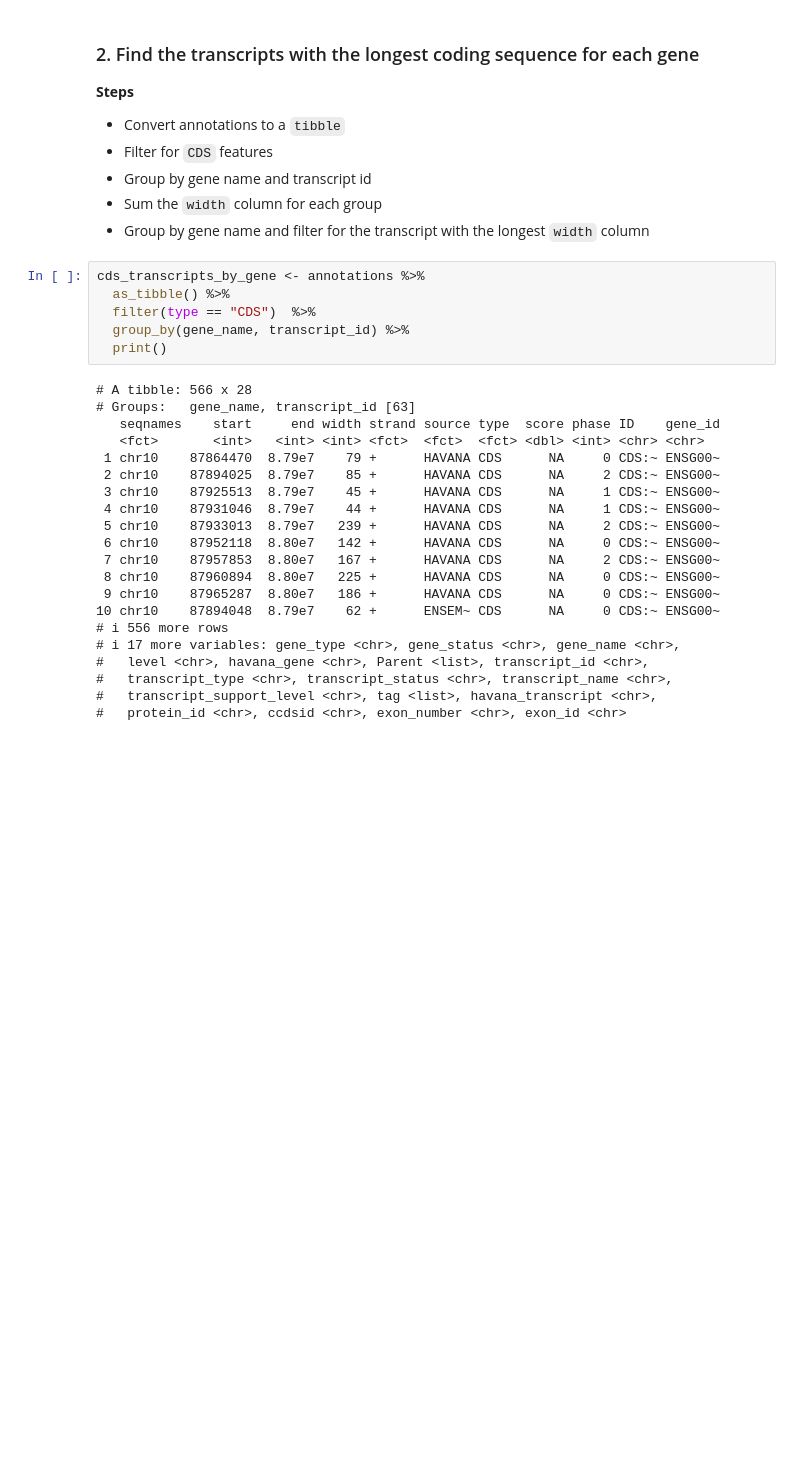
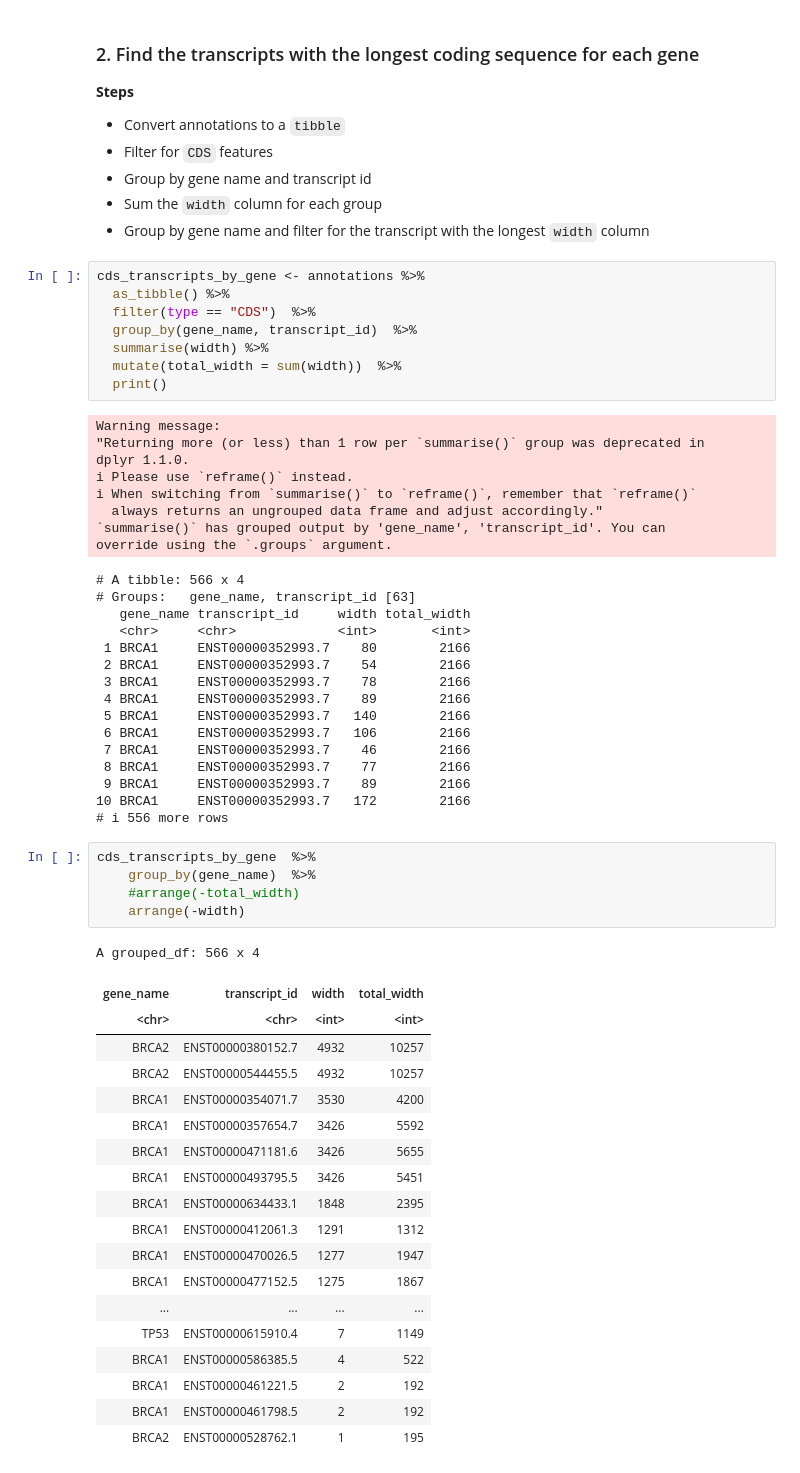
Before and after one commit to sgriz1/tfcb_2024, a Jupyter notebook: lectures/lecture14/lecture14.ipynb, the cells around one changed output. Saved outputs shown, nothing was run; the diff lists cells and outputs as text; blank space fills up the shorter version.

```diff
--- a/lectures/lecture14/lecture14.ipynb
+++ b/lectures/lecture14/lecture14.ipynb
@@ -379,26 +379,56 @@ DNAStringSet object of length 63:
 cds_transcripts_by_gene <- annotations %>%
   as_tibble() %>%
   filter(type == "CDS")  %>%
-  group_by(gene_name, transcript_id) %>%
+  group_by(gene_name, transcript_id)  %>%
+  summarise(width) %>%
+  mutate(total_width = sum(width))  %>%
   print()
 # %% [output]
-# A tibble: 566 x 28
-# Groups:   gene_name, transcript_id [63]
-   seqnames    start     end width strand source type  score phase ID    gene_id
-   <fct>       <int>   <int> <int> <fct>  <fct>  <fct> <dbl> <int> <chr> <chr>
- 1 chr10    87864470  8.79e7    79 +      HAVANA CDS      NA     0 CDS:~ ENSG00~
- 2 chr10    87894025  8.79e7    85 +      HAVANA CDS      NA     2 CDS:~ ENSG00~
- 3 chr10    87925513  8.79e7    45 +      HAVANA CDS      NA     1 CDS:~ ENSG00~
- 4 chr10    87931046  8.79e7    44 +      HAVANA CDS      NA     1 CDS:~ ENSG00~
- 5 chr10    87933013  8.79e7   239 +      HAVANA CDS      NA     2 CDS:~ ENSG00~
- 6 chr10    87952118  8.80e7   142 +      HAVANA CDS      NA     0 CDS:~ ENSG00~
- 7 chr10    87957853  8.80e7   167 +      HAVANA CDS      NA     2 CDS:~ ENSG00~
- 8 chr10    87960894  8.80e7   225 +      HAVANA CDS      NA     0 CDS:~ ENSG00~
- 9 chr10    87965287  8.80e7   186 +      HAVANA CDS      NA     0 CDS:~ ENSG00~
-10 chr10    87894048  8.79e7    62 +      ENSEM~ CDS      NA     0 CDS:~ ENSG00~
-# i 556 more rows
-# i 17 more variables: gene_type <chr>, gene_status <chr>, gene_name <chr>,
-#   level <chr>, havana_gene <chr>, Parent <list>, transcript_id <chr>,
-#   transcript_type <chr>, transcript_status <chr>, transcript_name <chr>,
-#   transcript_support_level <chr>, tag <list>, havana_transcript <chr>,
-#   protein_id <chr>, ccdsid <chr>, exon_number <chr>, exon_id <chr>
+Warning message:
+"Returning more (or less) than 1 row per `summarise()` group was deprecated in
+dplyr 1.1.0.
+i Please use `reframe()` instead.
+i When switching from `summarise()` to `reframe()`, remember that `reframe()`
+  always returns an ungrouped data frame and adjust accordingly."
+`summarise()` has grouped output by 'gene_name', 'transcript_id'. You can
+override using the `.groups` argument.
+# A tibble: 566 x 4
+# Groups:   gene_name, transcript_id [63]
+   gene_name transcript_id     width total_width
+   <chr>     <chr>             <int>       <int>
+ 1 BRCA1     ENST00000352993.7    80        2166
+ 2 BRCA1     ENST00000352993.7    54        2166
+ 3 BRCA1     ENST00000352993.7    78        2166
+ 4 BRCA1     ENST00000352993.7    89        2166
+ 5 BRCA1     ENST00000352993.7   140        2166
+ 6 BRCA1     ENST00000352993.7   106        2166
+ 7 BRCA1     ENST00000352993.7    46        2166
+ 8 BRCA1     ENST00000352993.7    77        2166
+ 9 BRCA1     ENST00000352993.7    89        2166
+10 BRCA1     ENST00000352993.7   172        2166
+# i 556 more rows
+# %%
+cds_transcripts_by_gene  %>%
+    group_by(gene_name)  %>%
+    #arrange(-total_width)
+    arrange(-width)
+# %% [output]
+A grouped_df: 566 x 4
+| gene_name | transcript_id | width | total_width |
+| <chr> | <chr> | <int> | <int> |
+| BRCA2 | ENST00000380152.7 | 4932 | 10257 |
+| BRCA2 | ENST00000544455.5 | 4932 | 10257 |
+| BRCA1 | ENST00000354071.7 | 3530 | 4200 |
+| BRCA1 | ENST00000357654.7 | 3426 | 5592 |
+| BRCA1 | ENST00000471181.6 | 3426 | 5655 |
+| BRCA1 | ENST00000493795.5 | 3426 | 5451 |
+| BRCA1 | ENST00000634433.1 | 1848 | 2395 |
+| BRCA1 | ENST00000412061.3 | 1291 | 1312 |
+| BRCA1 | ENST00000470026.5 | 1277 | 1947 |
+| BRCA1 | ENST00000477152.5 | 1275 | 1867 |
+| ... | ... | ... | ... |
+| TP53 | ENST00000615910.4 | 7 | 1149 |
+| BRCA1 | ENST00000586385.5 | 4 | 522 |
+| BRCA1 | ENST00000461221.5 | 2 | 192 |
+| BRCA1 | ENST00000461798.5 | 2 | 192 |
+| BRCA2 | ENST00000528762.1 | 1 | 195 |
```
